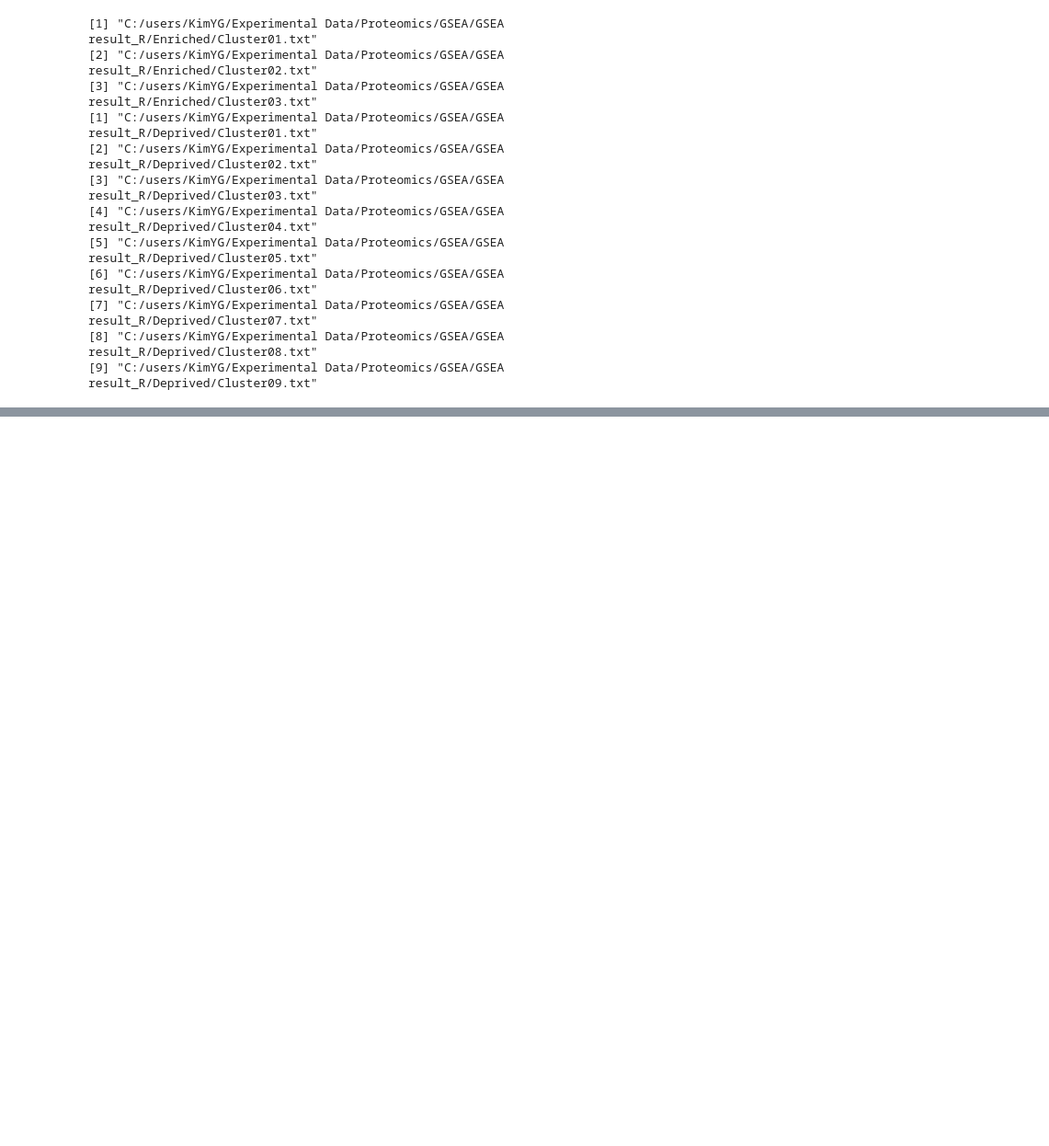
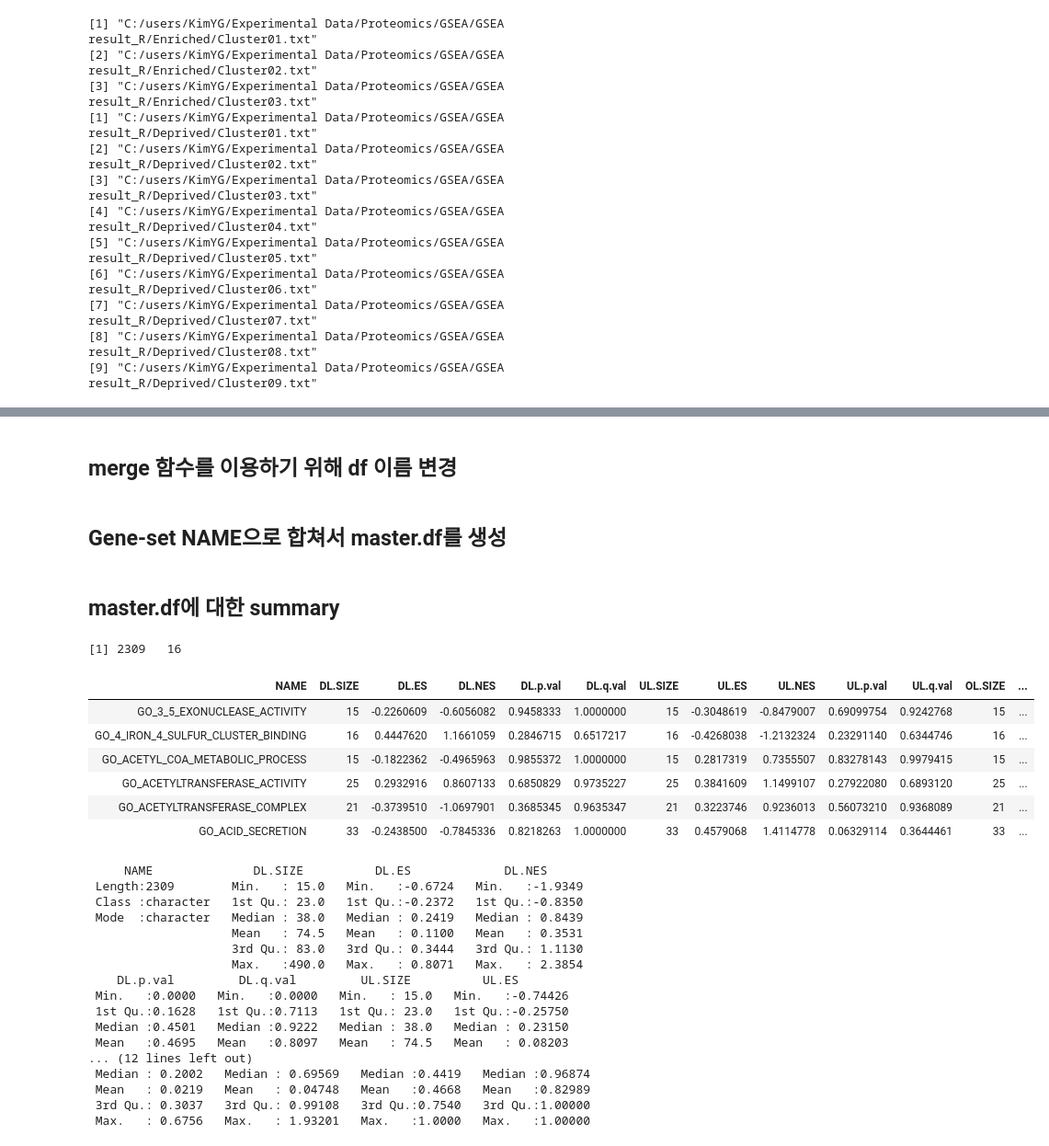
Before and after one commit to parkgilbong/Jupyter_notebook, a Jupyter notebook: Generation of GSEA heat map.ipynb, the cells around one changed output, grey strips where cells are left out. Shown at 92% size. Drawn from its saved outputs; the diff is of its cells as text; code cells hidden in the pictures; blank space fills up the shorter version.

```diff
--- a/Generation of GSEA heat map.ipynb
+++ b/Generation of GSEA heat map.ipynb
@@ -36,0 +40,4 @@ print(EnrichedInControl_dir)
+# %%
+GSEA.UL <- read.delim("C:/Users/KimYG/Experimental Data/Proteomics/GSEA/GSEA result_R/GSEA, Raw_24H_UL.txt", sep="\t", header = T, stringsAsFactors = F)
+GSEA.DL <- read.delim("C:/Users/KimYG/Experimental Data/Proteomics/GSEA/GSEA result_R/GSEA, Raw_24H_DL.txt", sep="\t", header = T, stringsAsFactors = F)
+GSEA.OL <- read.delim("C:/Users/KimYG/Experimental Data/Proteomics/GSEA/GSEA result_R/GSEA, Raw_24H_OL.txt", sep="\t", header = T, stringsAsFactors = F)
@@ -36,0 +82,4 @@ print(EnrichedInControl_dir)
+# %%
+GSEA.DL  <-  select(GSEA.DL, c(NAME,SIZE, ES, NES, NOM.p.val, FDR.q.val ))
+GSEA.UL  <-  select(GSEA.UL, c(NAME,SIZE, ES, NES, NOM.p.val, FDR.q.val ))
+GSEA.OL  <-  select(GSEA.OL, c(NAME,SIZE, ES, NES, NOM.p.val, FDR.q.val ))
@@ -36,0 +96,2 @@ print(EnrichedInControl_dir)
+# %% [markdown]
+## merge 함수를 이용하기 위해 df 이름 변경
@@ -36,0 +102,2 @@ print(EnrichedInControl_dir)
+# %% [markdown]
+## Gene-set NAME으로 합쳐서 master.df를 생성
@@ -36,0 +107,32 @@ print(EnrichedInControl_dir)
+# %% [markdown]
+## master.df에 대한 summary
+# %%
+dim(master.df)
+head(master.df)
+summary(master.df)
+# %% [output]
+[1] 2309   16
+| NAME | DL.SIZE | DL.ES | DL.NES | DL.p.val | DL.q.val | UL.SIZE | UL.ES | UL.NES | UL.p.val | UL.q.val | OL.SIZE | ... |
+| GO_3_5_EXONUCLEASE_ACTIVITY | 15 | -0.2260609 | -0.6056082 | 0.9458333 | 1.0000000 | 15 | -0.3048619 | -0.8479007 | 0.69099754 | 0.9242768 | 15 | ... |
+| GO_4_IRON_4_SULFUR_CLUSTER_BINDING | 16 | 0.4447620 | 1.1661059 | 0.2846715 | 0.6517217 | 16 | -0.4268038 | -1.2132324 | 0.23291140 | 0.6344746 | 16 | ... |
+| GO_ACETYL_COA_METABOLIC_PROCESS | 15 | -0.1822362 | -0.4965963 | 0.9855372 | 1.0000000 | 15 | 0.2817319 | 0.7355507 | 0.83278143 | 0.9979415 | 15 | ... |
+| GO_ACETYLTRANSFERASE_ACTIVITY | 25 | 0.2932916 | 0.8607133 | 0.6850829 | 0.9735227 | 25 | 0.3841609 | 1.1499107 | 0.27922080 | 0.6893120 | 25 | ... |
+| GO_ACETYLTRANSFERASE_COMPLEX | 21 | -0.3739510 | -1.0697901 | 0.3685345 | 0.9635347 | 21 | 0.3223746 | 0.9236013 | 0.56073210 | 0.9368089 | 21 | ... |
+| GO_ACID_SECRETION | 33 | -0.2438500 | -0.7845336 | 0.8218263 | 1.0000000 | 33 | 0.4579068 | 1.4114778 | 0.06329114 | 0.3644461 | 33 | ... |
+     NAME              DL.SIZE          DL.ES             DL.NES
+ Length:2309        Min.   : 15.0   Min.   :-0.6724   Min.   :-1.9349
+ Class :character   1st Qu.: 23.0   1st Qu.:-0.2372   1st Qu.:-0.8350
+ Mode  :character   Median : 38.0   Median : 0.2419   Median : 0.8439
+                    Mean   : 74.5   Mean   : 0.1100   Mean   : 0.3531
+                    3rd Qu.: 83.0   3rd Qu.: 0.3444   3rd Qu.: 1.1130
+                    Max.   :490.0   Max.   : 0.8071   Max.   : 2.3854
+    DL.p.val         DL.q.val         UL.SIZE          UL.ES
+ Min.   :0.0000   Min.   :0.0000   Min.   : 15.0   Min.   :-0.74426
+ 1st Qu.:0.1628   1st Qu.:0.7113   1st Qu.: 23.0   1st Qu.:-0.25750
+ Median :0.4501   Median :0.9222   Median : 38.0   Median : 0.23150
+ Mean   :0.4695   Mean   :0.8097   Mean   : 74.5   Mean   : 0.08203
+... (12 lines left out)
+ Median : 0.2002   Median : 0.69569   Median :0.4419   Median :0.96874
+ Mean   : 0.0219   Mean   : 0.04748   Mean   :0.4668   Mean   :0.82989
+ 3rd Qu.: 0.3037   3rd Qu.: 0.99108   3rd Qu.:0.7540   3rd Qu.:1.00000
+ Max.   : 0.6756   Max.   : 1.93201   Max.   :1.0000   Max.   :1.00000
```
Also changed, not shown: parts of 22 cells of this notebook.
